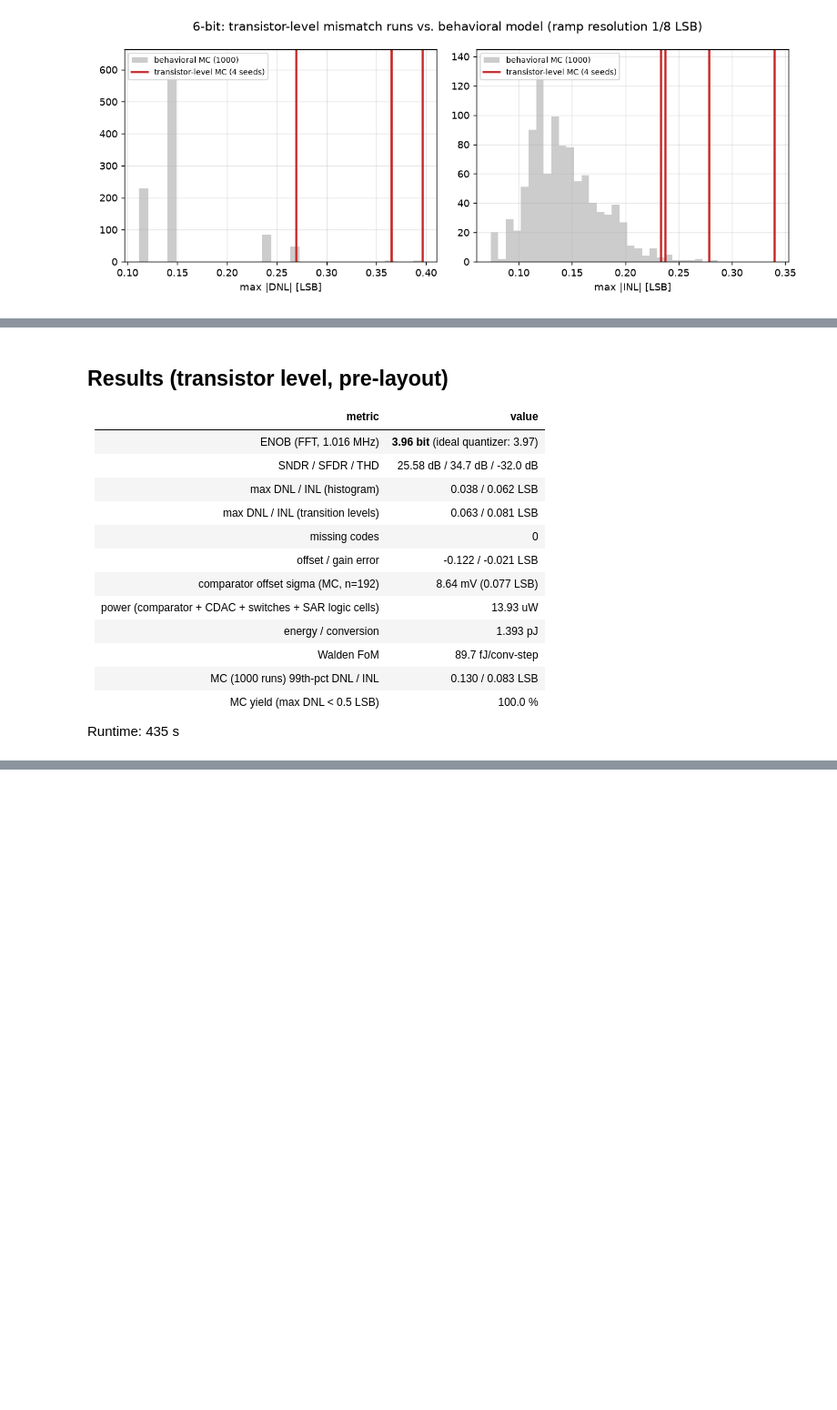
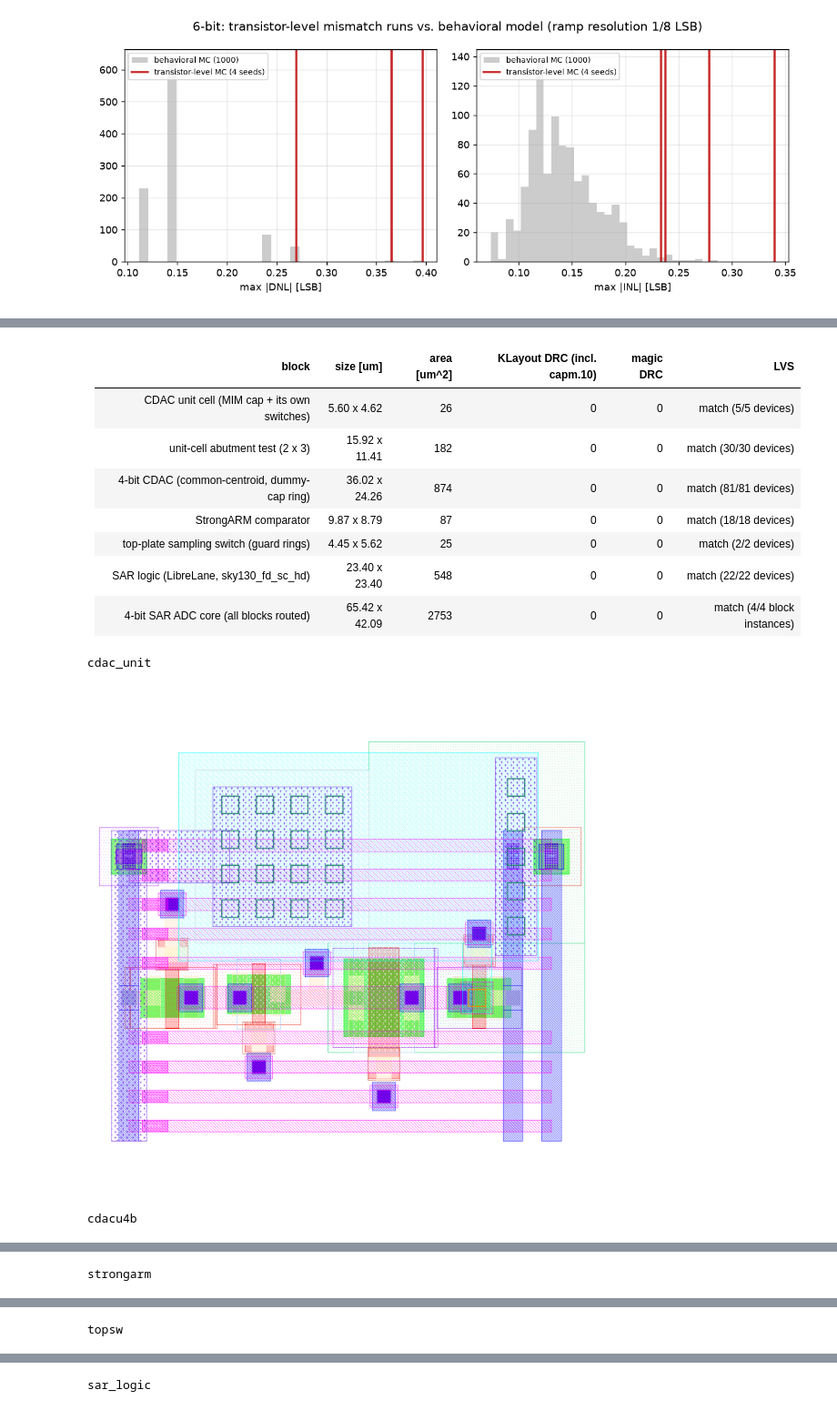
Before and after one commit to rajinthanr/sscs-ose-code-a-chip.github.io, a Jupyter notebook: ISSCC27/submitted_notebooks/SAR_ADC_Generator/SAR_ADC_Generator.ipynb, the cells around one changed output, grey strips where cells are left out. Shown at 91% size. Saved outputs shown, nothing was run; the diff lists cells and outputs as text; code cells hidden in the pictures; blank space fills up the shorter version.

Commit message:
SARGen notebook: layout section (4- and 6-bit signoff, layouts, pre/post-layout, top-switch study); post-layout PVT study script

```diff
--- a/ISSCC27/submitted_notebooks/SAR_ADC_Generator/SAR_ADC_Generator.ipynb
+++ b/ISSCC27/submitted_notebooks/SAR_ADC_Generator/SAR_ADC_Generator.ipynb
@@ -401,20 +437,18 @@ for n in (4, 6):
 # %%
-display(Markdown("## Results" + (OUT / "report.md").read_text().split("## Results")[1]))
+L = R / "4bit/layout"
+show(L / "signoff.md")
+for name in ("cdac_unit", "cdacu4b", "strongarm", "topsw", "sar_logic", "sar4b_core"):
+    print(name); show(L / f"{name}.png")
 # %% [output]
-## Results (transistor level, pre-layout)
-| metric | value |
-|---|---|
-| ENOB (FFT, 1.016 MHz) | **3.96 bit** (ideal quantizer: 3.97) |
-| SNDR / SFDR / THD | 25.58 dB / 34.7 dB / -32.0 dB |
-| max DNL / INL (histogram) | 0.038 / 0.062 LSB |
-| max DNL / INL (transition levels) | 0.063 / 0.081 LSB |
-| missing codes | 0 |
-| offset / gain error | -0.122 / -0.021 LSB |
-| comparator offset sigma (MC, n=192) | 8.64 mV (0.077 LSB) |
-| power (comparator + CDAC + switches + SAR logic cells) | 13.93 uW |
-| energy / conversion | 1.393 pJ |
-| Walden FoM | 89.7 fJ/conv-step |
-| MC (1000 runs) 99th-pct DNL / INL | 0.130 / 0.083 LSB |
-| MC yield (max DNL < 0.5 LSB) | 100.0 % |
-
-Runtime: 435 s
+| block | size [um] | area [um^2] | KLayout DRC (incl. capm.10) | magic DRC | LVS |
+|---|---|---|---|---|---|
+| CDAC unit cell (MIM cap + its own switches) | 5.60 x 4.62 | 26 | 0 | 0 | match (5/5 devices) |
+| unit-cell abutment test (2 x 3) | 15.92 x 11.41 | 182 | 0 | 0 | match (30/30 devices) |
+| 4-bit CDAC (common-centroid, dummy-cap ring) | 36.02 x 24.26 | 874 | 0 | 0 | match (81/81 devices) |
+| StrongARM comparator | 9.87 x 8.79 | 87 | 0 | 0 | match (18/18 devices) |
+| top-plate sampling switch (guard rings) | 4.45 x 5.62 | 25 | 0 | 0 | match (2/2 devices) |
+| SAR logic (LibreLane, sky130_fd_sc_hd) | 23.40 x 23.40 | 548 | 0 | 0 | match (22/22 devices) |
+| 4-bit SAR ADC core (all blocks routed) | 65.42 x 42.09 | 2753 | 0 | 0 | match (4/4 block instances) |
+cdac_unit
+[figure, added]
+cdacu4b
@@ -420,0 +456 @@ Runtime: 435 s
+strongarm
@@ -420,0 +458 @@ Runtime: 435 s
+topsw
@@ -420,0 +460 @@ Runtime: 435 s
+sar_logic
```
Also changed, not shown: parts of 13 cells of this notebook, 3 other files.
